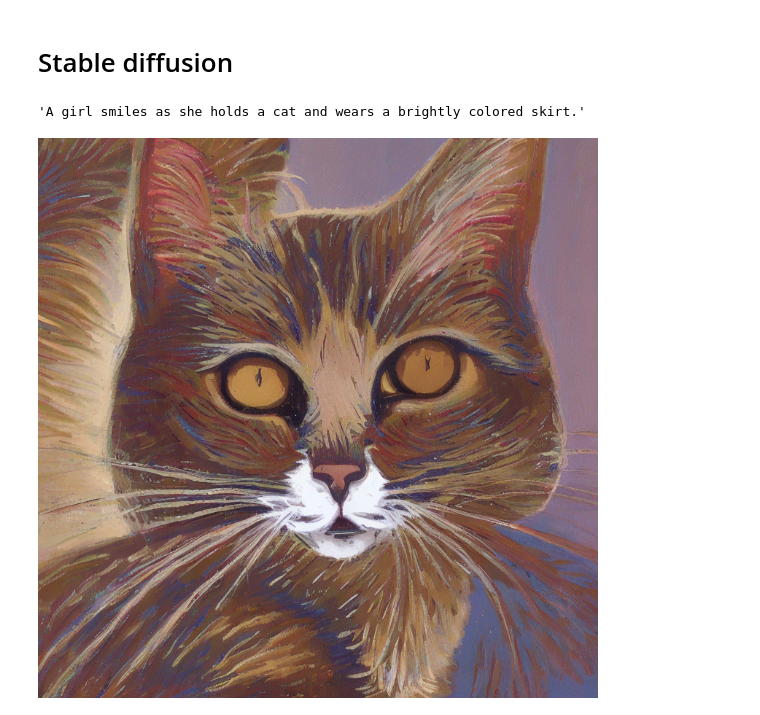
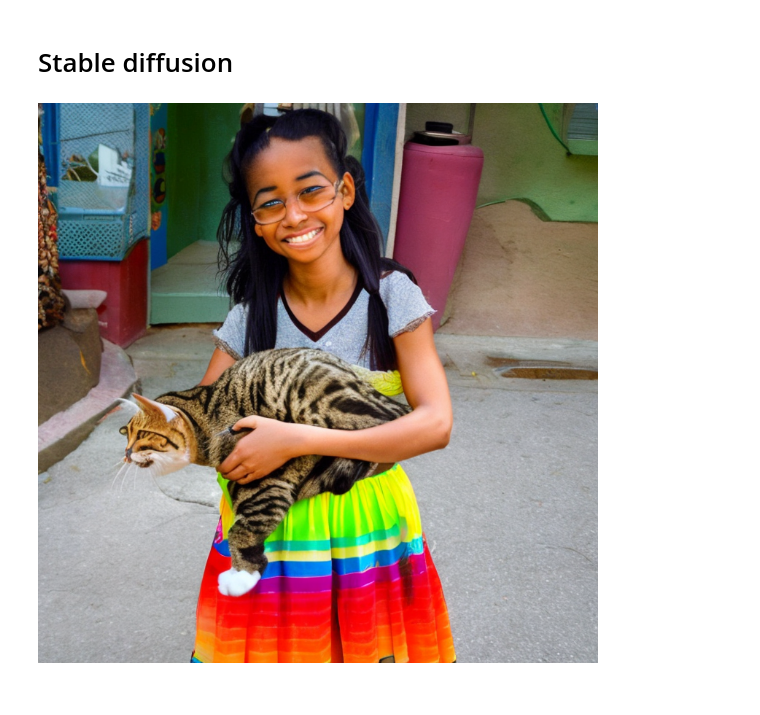
Before and after one commit to ZacBi/NAM, a Jupyter notebook: notebook/taochen/fastModel.ipynb, the cells around one changed output. Drawn from its saved outputs; the diff is of its cells as text; code cells hidden in the pictures.

```diff
--- a/notebook/taochen/fastModel.ipynb
+++ b/notebook/taochen/fastModel.ipynb
@@ -137,15 +162,10 @@ with torch.no_grad():
 # Stable diffusion
 # %%
 # prompt = ds_train['caption'][0]
-prompt = 'dog'
+prompt = 'A girl smiles as she holds a cat and wears a brightly colored skirt.'
 sd_output = sd_pipeline(prompt)
 images = sd_output.images
 image = images[0]
+image
+# %% [output]
+[figure, added]
-# %%
-ds_train['caption'][0]
-# %% [output]
-'A girl smiles as she holds a cat and wears a brightly colored skirt.'
-# %%
-image
-# %% [output]
-[figure, removed]
```
Also changed, not shown: parts of 7 cells of this notebook, 3 other files.
